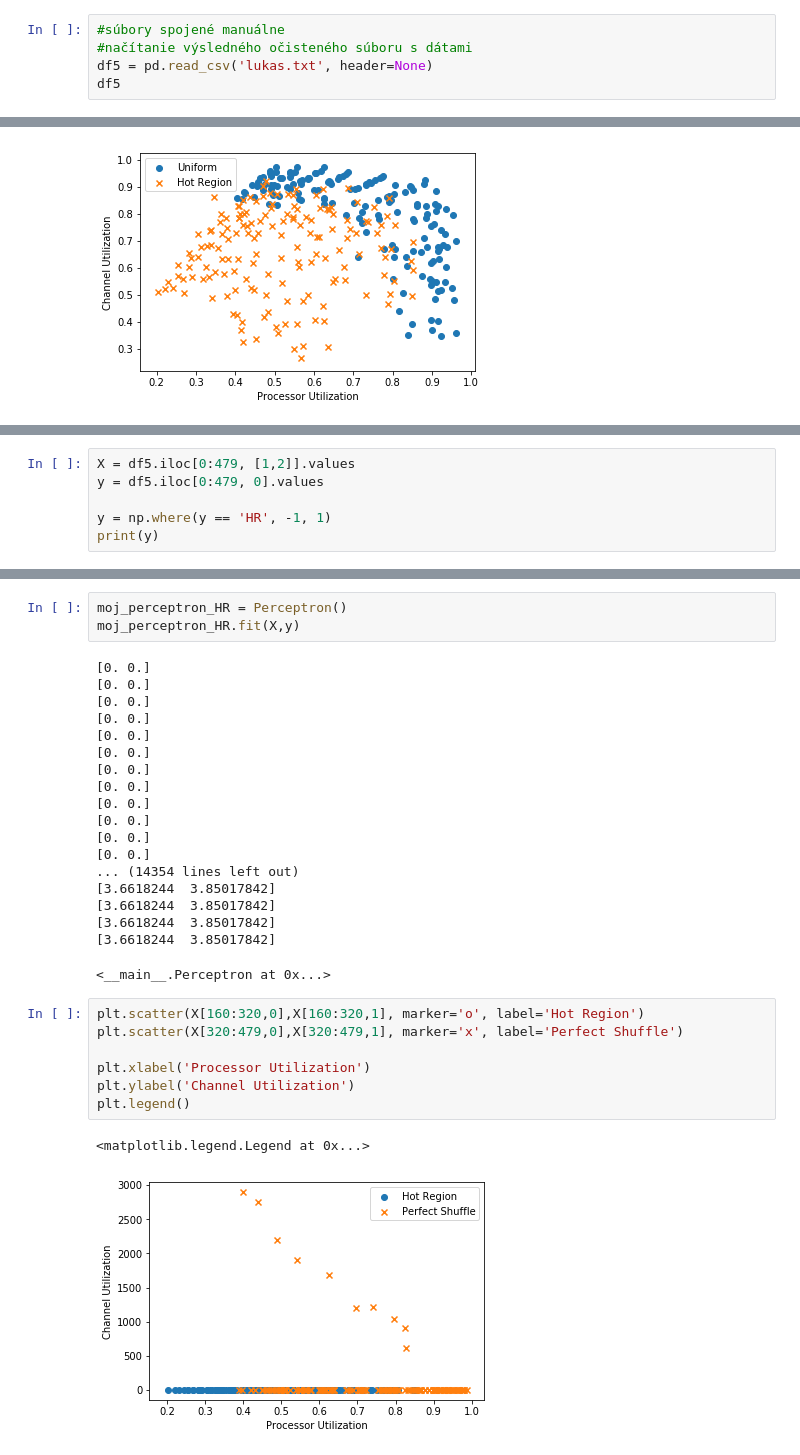
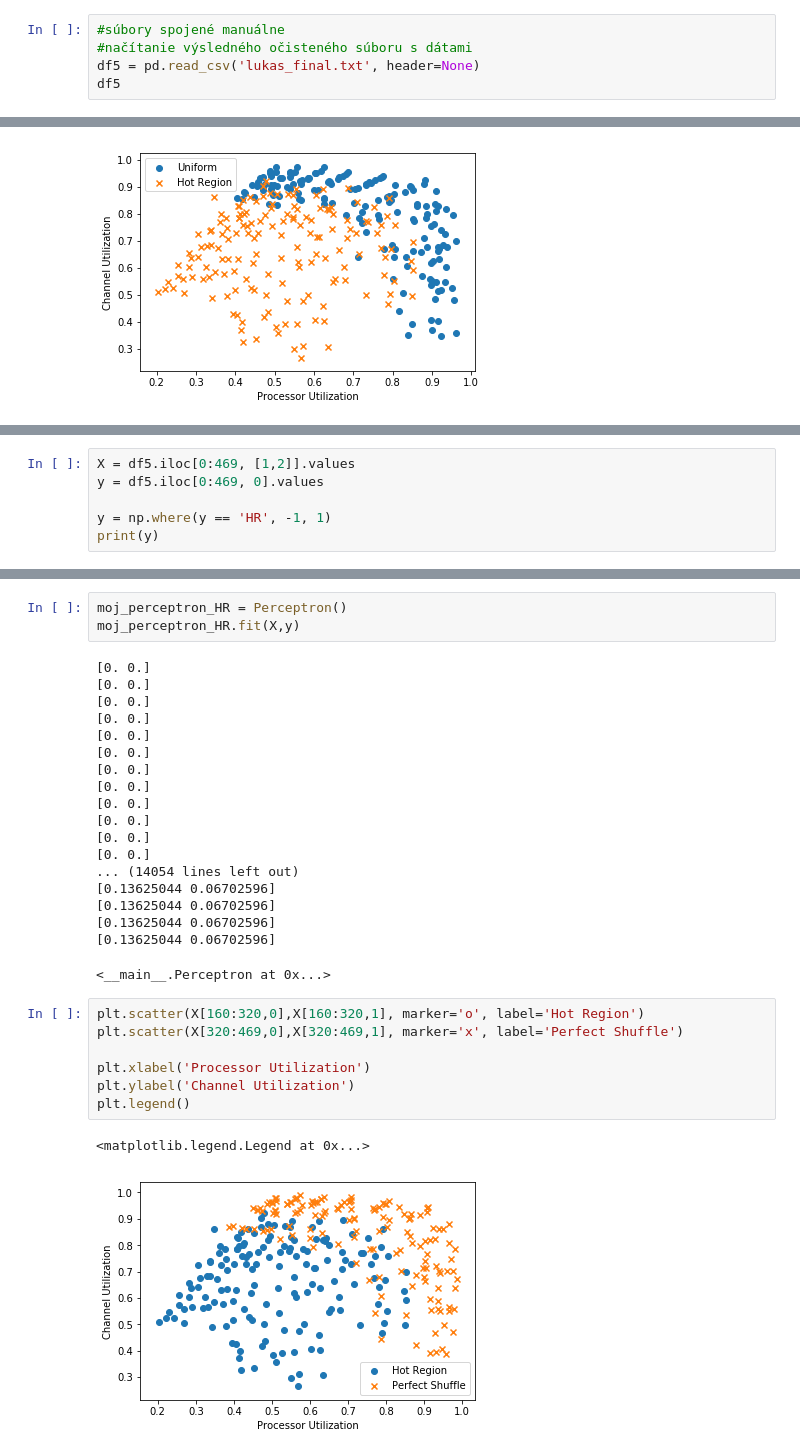
Before and after one commit to georgeob/Centes_NS2020, a Jupyter notebook: projekt.ipynb, the cells around one changed output, grey strips where cells are left out. Cells and saved outputs as stored; diff of their text form.

```diff
--- a/projekt.ipynb
+++ b/projekt.ipynb
@@ -198,7 +198,7 @@ ocistene3
 # %%
 #súbory spojené manuálne
 #načítanie výsledného očisteného súboru s dátami
-df5 = pd.read_csv('lukas.txt', header=None)
+df5 = pd.read_csv('lukas_final.txt', header=None)
 df5
 # %% [output]
 |  | 0 | 1 | 2 | 3 | 4 |
@@ -365,6 +365,6 @@ plt.plot(moj_perceptron_PS.vahy_to_visualize_3)
 # %%
-X = df5.iloc[0:479, [1,2]].values
-y = df5.iloc[0:479, 0].values
+X = df5.iloc[0:469, [1,2]].values
+y = df5.iloc[0:469, 0].values
 
 y = np.where(y == 'HR', -1, 1)
 print(y)
@@ -405,22 +405,22 @@ moj_perceptron_HR.fit(X,y)
 [0. 0.]
 [0. 0.]
 [0. 0.]
-... (14354 lines left out)
-[3.6618244  3.85017842]
-[3.6618244  3.85017842]
-[3.6618244  3.85017842]
-[3.6618244  3.85017842]
+... (14054 lines left out)
+[0.13625044 0.06702596]
+[0.13625044 0.06702596]
+[0.13625044 0.06702596]
+[0.13625044 0.06702596]
 <__main__.Perceptron at 0x...>
 # %%
 plt.scatter(X[160:320,0],X[160:320,1], marker='o', label='Hot Region')
-plt.scatter(X[320:479,0],X[320:479,1], marker='x', label='Perfect Shuffle')
+plt.scatter(X[320:469,0],X[320:469,1], marker='x', label='Perfect Shuffle')
 
 plt.xlabel('Processor Utilization')
 plt.ylabel('Channel Utilization')
 plt.legend()
 # %% [output]
 <matplotlib.legend.Legend at 0x...>
-[figure, old version]
+[figure, new version]
 # %%
 plt.plot(moj_perceptron_HR.errors_)
 # %% [output]
```
Also changed, not shown: parts of 28 cells of this notebook.
